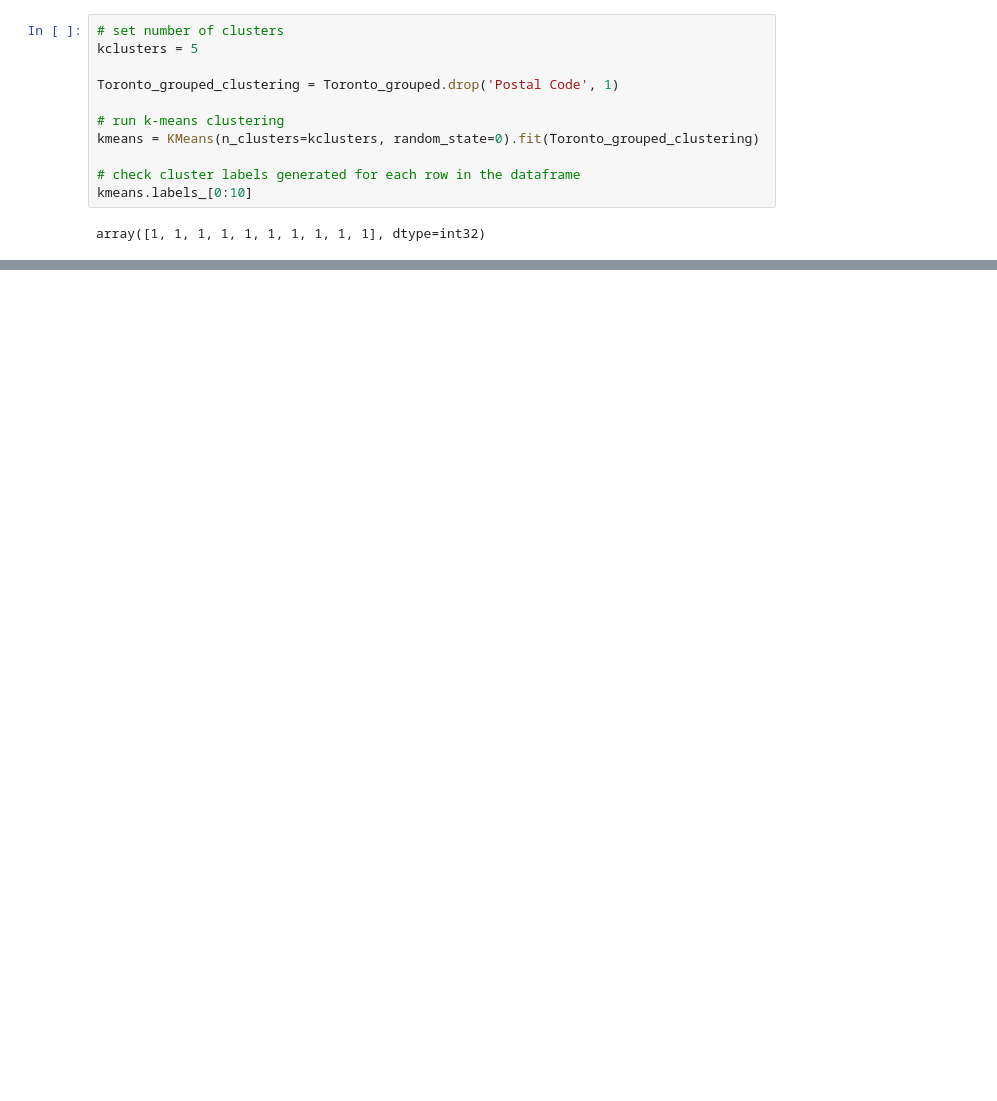
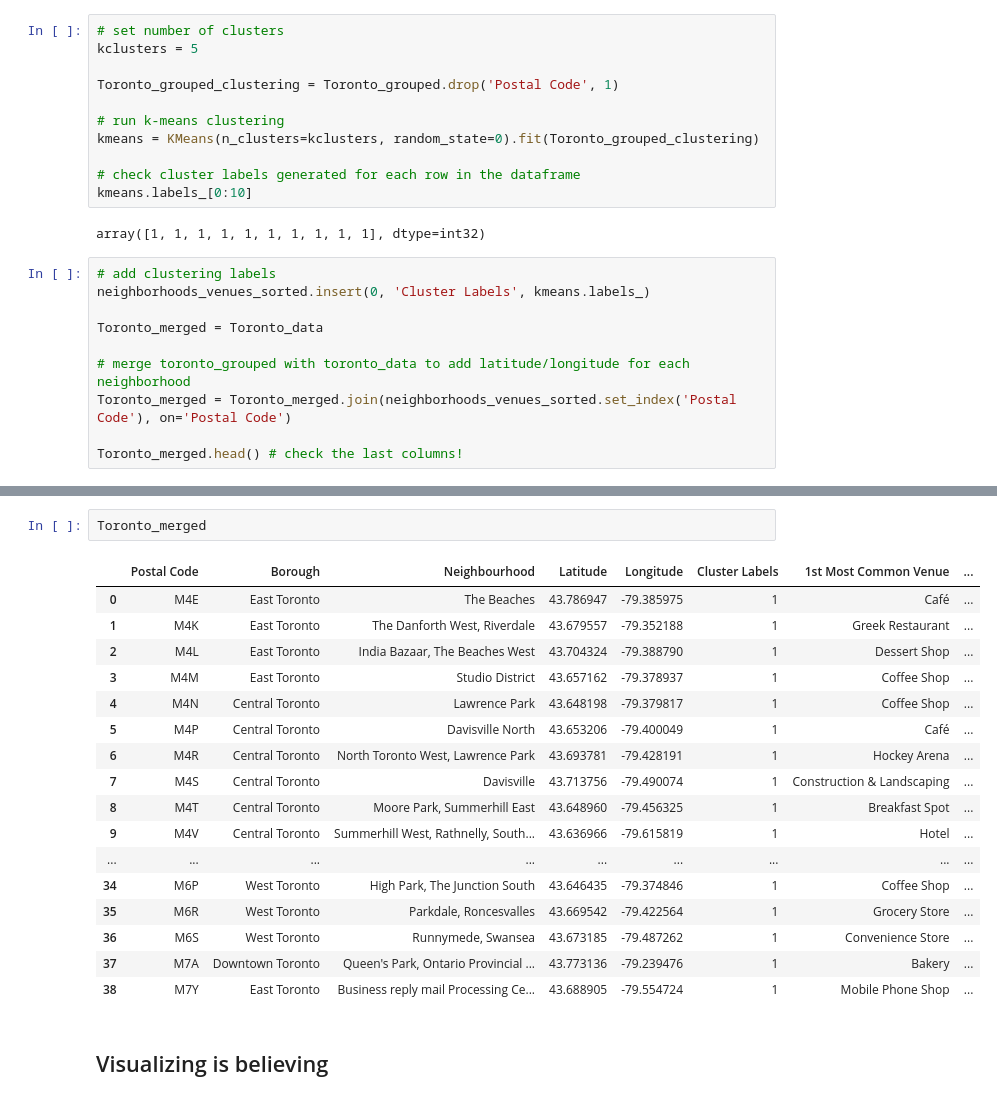
Before and after one commit to ambuj-saxena/Coursera_Capstone, a Jupyter notebook: Segmenting and Clustering Neighborhoods in Toronto.ipynb, the cells around one changed output, grey strips where cells are left out. Cells and saved outputs as stored; diff of their text form; blank space fills up the shorter version.

Commit message:
Published from Watson Studio.

```diff
--- a/Segmenting and Clustering Neighborhoods in Toronto.ipynb
+++ b/Segmenting and Clustering Neighborhoods in Toronto.ipynb
@@ -396,3 +412,13 @@ kmeans = KMeans(n_clusters=kclusters, random_state=0).fit(Toronto_grouped_cluste
 kmeans.labels_[0:10]
 # %% [output]
 array([1, 1, 1, 1, 1, 1, 1, 1, 1, 1], dtype=int32)
+# %%
+# add clustering labels
+neighborhoods_venues_sorted.insert(0, 'Cluster Labels', kmeans.labels_)
+
+Toronto_merged = Toronto_data
+
+# merge toronto_grouped with toronto_data to add latitude/longitude for each neighborhood
+Toronto_merged = Toronto_merged.join(neighborhoods_venues_sorted.set_index('Postal Code'), on='Postal Code')
+
+Toronto_merged.head() # check the last columns!
@@ -398,0 +432,22 @@ array([1, 1, 1, 1, 1, 1, 1, 1, 1, 1], dtype=int32)
+# %%
+Toronto_merged
+# %% [output]
+|  | Postal Code | Borough | Neighbourhood | Latitude | Longitude | Cluster Labels | 1st Most Common Venue | ... |
+| 0 | M4E | East Toronto | The Beaches | 43.786947 | -79.385975 | 1 | Café | ... |
+| 1 | M4K | East Toronto | The Danforth West, Riverdale | 43.679557 | -79.352188 | 1 | Greek Restaurant | ... |
+| 2 | M4L | East Toronto | India Bazaar, The Beaches West | 43.704324 | -79.388790 | 1 | Dessert Shop | ... |
+| 3 | M4M | East Toronto | Studio District | 43.657162 | -79.378937 | 1 | Coffee Shop | ... |
+| 4 | M4N | Central Toronto | Lawrence Park | 43.648198 | -79.379817 | 1 | Coffee Shop | ... |
+| 5 | M4P | Central Toronto | Davisville North | 43.653206 | -79.400049 | 1 | Café | ... |
+| 6 | M4R | Central Toronto | North Toronto West, Lawrence Park | 43.693781 | -79.428191 | 1 | Hockey Arena | ... |
+| 7 | M4S | Central Toronto | Davisville | 43.713756 | -79.490074 | 1 | Construction & Landscaping | ... |
+| 8 | M4T | Central Toronto | Moore Park, Summerhill East | 43.648960 | -79.456325 | 1 | Breakfast Spot | ... |
+| 9 | M4V | Central Toronto | Summerhill West, Rathnelly, South... | 43.636966 | -79.615819 | 1 | Hotel | ... |
+| ... | ... | ... | ... | ... | ... | ... | ... | ... |
+| 34 | M6P | West Toronto | High Park, The Junction South | 43.646435 | -79.374846 | 1 | Coffee Shop | ... |
+| 35 | M6R | West Toronto | Parkdale, Roncesvalles | 43.669542 | -79.422564 | 1 | Grocery Store | ... |
+| 36 | M6S | West Toronto | Runnymede, Swansea | 43.673185 | -79.487262 | 1 | Convenience Store | ... |
+| 37 | M7A | Downtown Toronto | Queen's Park, Ontario Provincial ... | 43.773136 | -79.239476 | 1 | Bakery | ... |
+| 38 | M7Y | East Toronto | Business reply mail Processing Ce... | 43.688905 | -79.554724 | 1 | Mobile Phone Shop | ... |
+# %% [markdown]
+## Visualizing is believing
```
Also changed, not shown: parts of 18 cells of this notebook.
